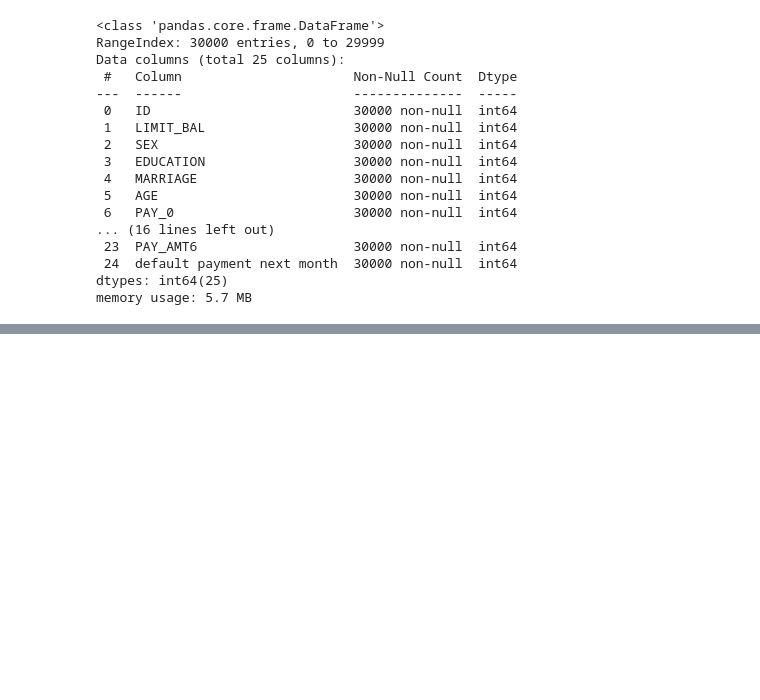
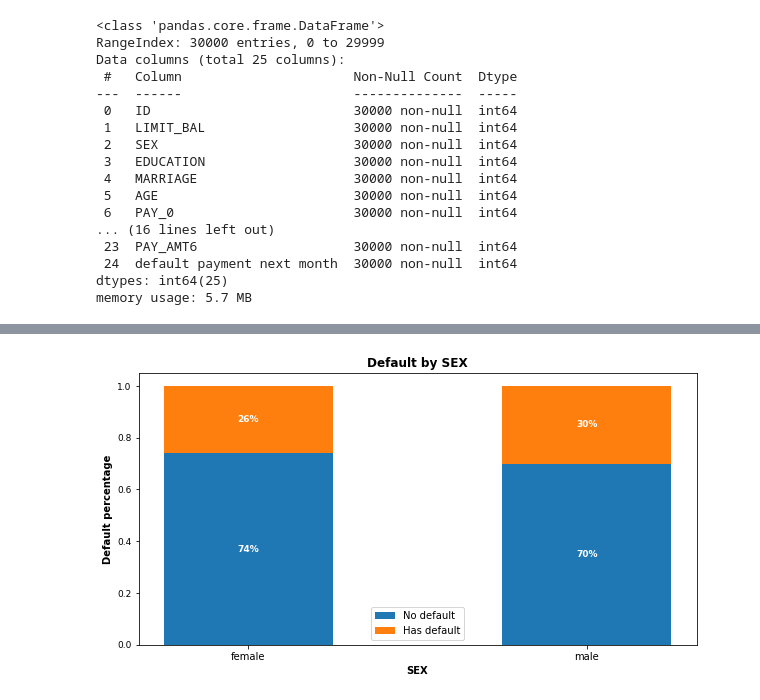
Before and after one commit to AtulChouhan0/Credit-Card-Default-Prediction, a Jupyter notebook: Credit_Card_Default_Prediction_Capstone_Project.ipynb, the cells around one changed output, grey strips where cells are left out. Cells and saved outputs as stored; diff of their text form; code cells hidden in the pictures; blank space fills up the shorter version.

```diff
--- a/Credit_Card_Default_Prediction_Capstone_Project.ipynb
+++ b/Credit_Card_Default_Prediction_Capstone_Project.ipynb
@@ -91,0 +228,5 @@ new['SEX'] = new['SEX'].apply(lambda x: 'male' if x==1 else 'female')
+# %%
+# Combine 0 and 3 by changing the value 0 into 3
+
+df["MARRIAGE"] = df["MARRIAGE"].replace({0:3})
+new["MARRIAGE"] = new["MARRIAGE"].replace({0:3})
@@ -91,0 +248,7 @@ new['SEX'] = new['SEX'].apply(lambda x: 'male' if x==1 else 'female')
+# %%
+# Create a new column "HAS_DEF" to indicate customers who have at least 1 deafult payment from PAY_1 to Pay_6
+# 0 : no default ; 1: has default
+
+def_condition = (df.PAY_1 >1) | (df.PAY_2 >1) | (df.PAY_3 >1) | (df.PAY_4 >1) | (df.PAY_5 >1) | (df.PAY_6 >1)
+new.loc[def_condition, "HAS_DEF"] = 1
+new.loc[new.HAS_DEF.isna(), "HAS_DEF"] = 0
@@ -91,0 +257,4 @@ new['SEX'] = new['SEX'].apply(lambda x: 'male' if x==1 else 'female')
+# %%
+new['EDUCATION'] = new['EDUCATION'].map({1:'graduate school', 2:'university', 3:'high school', 0:'others'})
+# %%
+new['MARRIAGE'] = new['MARRIAGE'].replace({1:'married', 2:'single', 3:'others'})
@@ -91,0 +304,6 @@ new['SEX'] = new['SEX'].apply(lambda x: 'male' if x==1 else 'female')
+# %%
+# Plot a stacked bar chart to visualize default percentage by female and male
+
+create_stacked_bar('SEX')
+# %% [output]
+[figure, added]
```
Also changed, not shown: parts of 130 cells of this notebook.
